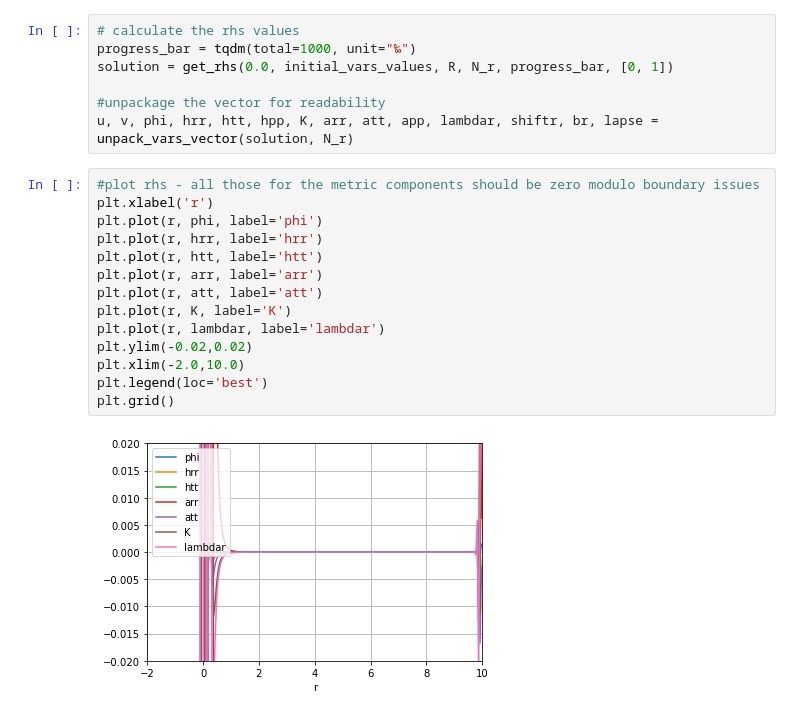
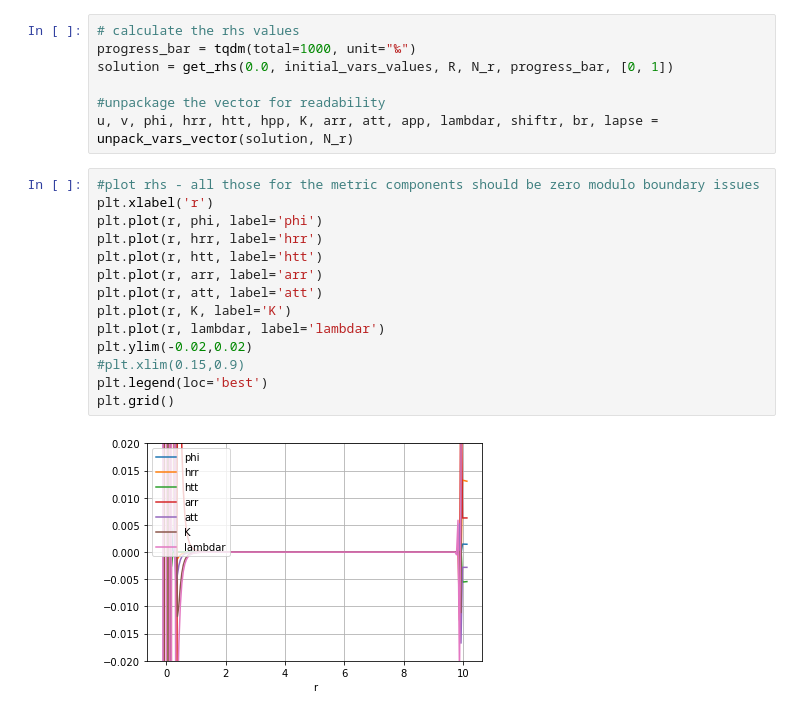
Before and after one commit to GRTLCollaboration/engrenage, a Jupyter notebook: BHTest.ipynb, the cells around one changed output. Cells and saved outputs as stored; diff of their text form.

```diff
--- a/BHTest.ipynb
+++ b/BHTest.ipynb
@@ -85,16 +85,16 @@ u, v, phi, hrr, htt, hpp, K, arr, att, app, lambdar, shiftr, br, lapse = unpack_
 # %%
 #plot rhs - all those for the metric components should be zero modulo boundary issues
 plt.xlabel('r')
 plt.plot(r, phi, label='phi')
 plt.plot(r, hrr, label='hrr')
 plt.plot(r, htt, label='htt')
 plt.plot(r, arr, label='arr')
 plt.plot(r, att, label='att')
 plt.plot(r, K, label='K')
 plt.plot(r, lambdar, label='lambdar')
 plt.ylim(-0.02,0.02)
-plt.xlim(-2.0,10.0)
+#plt.xlim(0.15,0.9)
 plt.legend(loc='best')
 plt.grid()
 # %% [output]
-[figure, old version]
+[figure, new version]
```
Also changed, not shown: 3 other files.
